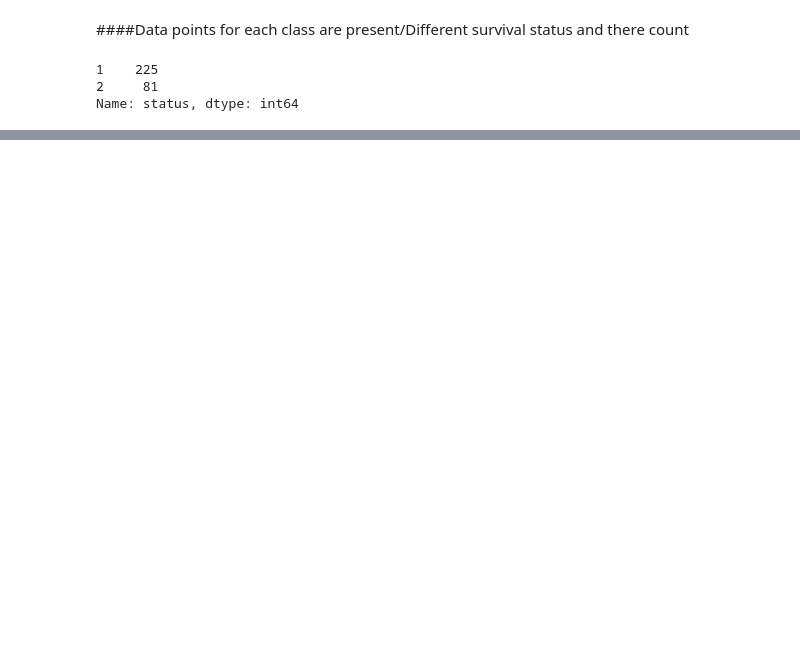
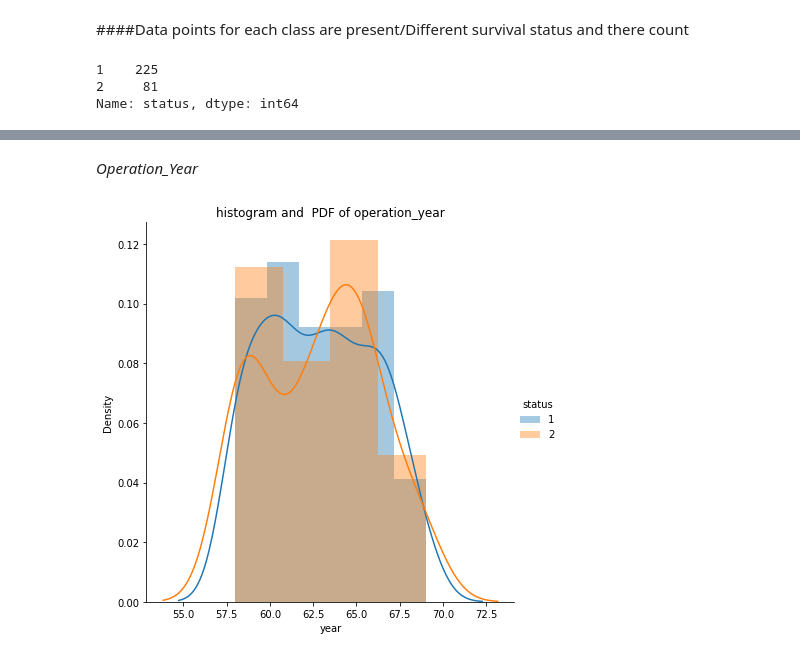
Before and after one commit to MohanVishe/Exploratory-Data-Analysis----Haberman-Dataset, a Jupyter notebook: Haberman_Data_Analysis_Individual_Project.ipynb, the cells around one changed output, grey strips where cells are left out. Saved outputs shown, nothing was run; the diff lists cells and outputs as text; code cells hidden in the pictures; blank space fills up the shorter version.

Commit message:
Histogram

```diff
--- a/Haberman_Data_Analysis_Individual_Project.ipynb
+++ b/Haberman_Data_Analysis_Individual_Project.ipynb
@@ -107,0 +110,3 @@ Name: status, dtype: int64
+# %%
+df=HD.copy()
+HD.info()
@@ -107,0 +151,10 @@ Name: status, dtype: int64
+# %% [markdown]
+*Operation_Year*
+# %%
+sns.FacetGrid(df,hue="status",size=6)\
+.map(sns.distplot,"year")\
+.add_legend();
+plt.title("histogram and  PDF of operation_year")
+plt.show()
+# %% [output]
+[figure, added]
```
Also changed, not shown: parts of 15 cells of this notebook.
